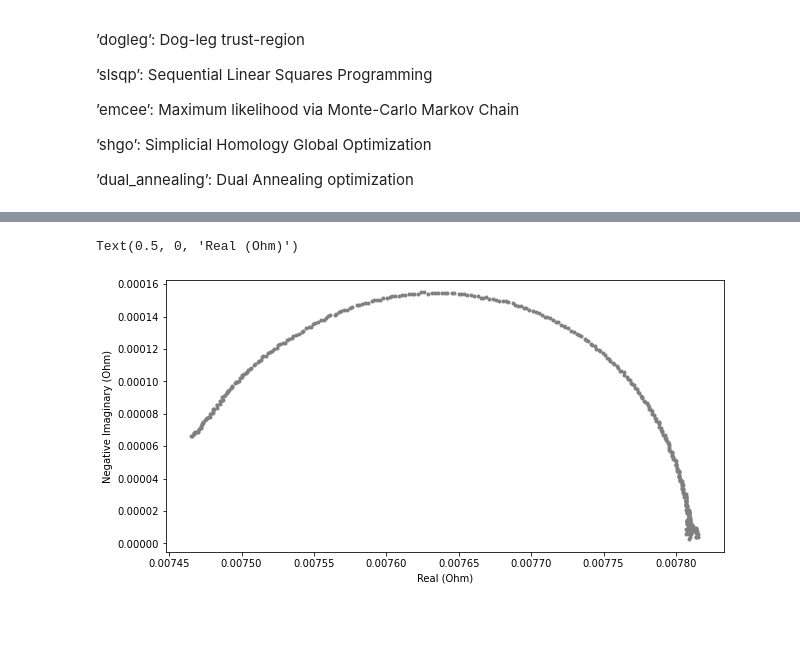
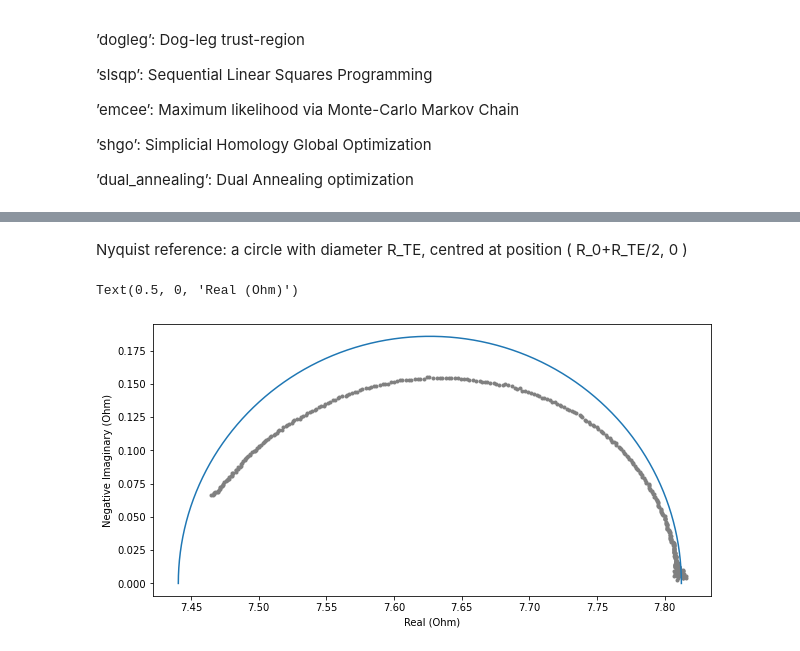
Before and after one commit to szkopek-group/LabGUI, a Jupyter notebook: Plotters/BodeNyquistPlot.ipynb, the cells around one changed output, grey strips where cells are left out. Drawn from its saved outputs; the diff is of its cells as text; code cells hidden in the pictures; blank space fills up the shorter version.

Commit message:
update bode plotter

```diff
--- a/Plotters/BodeNyquistPlot.ipynb
+++ b/Plotters/BodeNyquistPlot.ipynb
@@ -27,7 +46,7 @@ def bode (f, R_ohm, R_TE, C_TE):
 # %% [markdown]
 Parse and trim datafile
 # %%
-def parse_data (datfilename, freqLB, freqUB):
+def parse_data (datfilename, freqLB, freqUB, bias_current=1e-3):
 
     datapoints = []
     freq = []
@@ -47,7 +66,7 @@ def parse_data (datfilename, freqLB, freqUB):
 
     #         X.append(float(line.split()[1]))
     #         Y.append(float(line.split()[2]))
-            R.append(float(line.split()[3]))
+            R.append(float(line.split()[3])/bias_current)
             P.append(float(line.split()[4]))
 
         except:
@@ -116,10 +135,10 @@ X, Y, R, P, freq, est_f_TE = parse_data("FourPointWires.dat", 12, 1e4)
 
 ’dual_annealing’: Dual Annealing optimization
 # %%
-def fit_data(X, Y, est_f_TE, model = bode, confidence = 1.02, minimizer = "leastsq"):
+def fit_data(X, Y, est_f_TE, model = bode, confidence = 1.05, minimizer = "leastsq", reffunc = nyquist):
 
         # initial guess
-        est_R_ohm = min(X)
+        est_R_ohm = min(X)-0.04
         est_R_TE = max(X)-est_R_ohm
         est_C_TE = 1/(est_f_TE*2*np.pi)/est_R_TE
 
@@ -128,7 +147,7 @@ def fit_data(X, Y, est_f_TE, model = bode, confidence = 1.02, minimizer = "least
         X_jY = np.array([x+1j*y for (x, y) in zip(X,Y)])
         X_jY_flattened = np.stack([np.real(X_jY), np.imag(X_jY )], axis=-1)
 
-        bode_model = Model(bode)
+        bode_model = Model(reffunc)
         bode_model.set_param_hint('C_TE', value=est_C_TE, min=est_C_TE/confidence,max=est_C_TE*confidence)
         bode_model.set_param_hint('R_ohm', value=est_R_ohm, min=est_R_ohm/confidence,max=est_R_ohm*confidence)
         bode_model.set_param_hint('R_TE', value=est_R_TE, min=est_R_TE/confidence,max=est_R_TE*confidence)
@@ -136,16 +155,29 @@ def fit_data(X, Y, est_f_TE, model = bode, confidence = 1.02, minimizer = "least
         params = bode_model.make_params(R_ohm = est_R_ohm, R_TE=est_R_TE, C_TE=est_C_TE)
 
         print('---------------------------REPORT-----------------------------')
-        print("[[Confidence]] = {}\n[[Minimizer]] = {}".format(confidence, minimizer))
+        print("[[Confidence]] = {}\n[[Minimizer]] = {}\n[[ReferenceFunction]] = {}"\
+              .format(confidence, minimizer, reffunc.__name__))
         Z_fit_obj = bode_model.fit(X_jY_flattened, params, f=freq, method=minimizer) #
 
         print('[[zT initialguess]] = R_TE/R_ohm = '+str((est_R_TE)/est_R_ohm))
 
 
         initial_fit = Z_fit_obj.init_fit
-        initial_fit = initial_fit[:, 0] + 1j*initial_fit[:, 1]
+        nprect = np.vectorize(rect)
+        if ("nyquist" in reffunc.__name__):
+            phase = initial_fit[:, 1]
+#             phase = np.deg2rad(phase)
+            initial_fit = nprect(initial_fit[:, 0], phase)
+        else:
+            initial_fit = initial_fit[:, 0]*max(X) + 1j*initial_fit[:, 1]*max(Y)
+
         Z_fit = Z_fit_obj.best_fit
-        Z_fit = Z_fit[:, 0] + 1j*Z_fit[:, 1]
+        if ("nyquist" in reffunc.__name__):
+            phase = Z_fit[:, 1]
+#             phase = np.deg2rad(phase)
+            Z_fit = nprect(Z_fit[:, 0], phase)
+        else:
+            Z_fit = Z_fit[:, 0]*max(X) + 1j*Z_fit[:, 1]*max(Y)
         print(Z_fit_obj.fit_report())
 
 
@@ -165,7 +197,7 @@ def fit_data(X, Y, est_f_TE, model = bode, confidence = 1.02, minimizer = "least
 
         return Z_fit, initial_fit, est_R_ohm, est_R_TE, est_C_TE, est_f_TE
 # %%
-Z_fit, initial_fit, est_R_ohm, est_R_TE, est_C_TE, est_f_TE = fit_data(X, Y, est_f_TE, minimizer = "emcee")
+Z_fit, initial_fit, est_R_ohm, est_R_TE, est_C_TE, est_f_TE = fit_data(X, Y, est_f_TE)#, minimizer = "emcee"
 bool_curvefit = True
 # %% [output]
 ---------------------------REPORT-----------------------------
@@ -259,8 +291,18 @@ Text(0.5, 1.0, 'Impedance spectrum')
+# %% [markdown]
+Nyquist reference: a circle with diameter R_TE, centred at position ( R_0+R_TE/2, 0 )
 # %%
+theta = np.linspace(0, np.pi, 100)
+
+r = est_R_TE/2
+
+X_ref = r*np.cos(theta)+(est_R_ohm+est_R_TE/2)
+Y_ref = r*np.sin(theta)
+
 fig, axNyquist = plt.subplots(1)
+axNyquist.plot(X_ref, Y_ref)
 plt.scatter(X, -1*Y, marker=".", color="0.5")
 axNyquist.set_ylabel('Negative Imaginary (Ohm)')
 axNyquist.set_xlabel('Real (Ohm)')
 # %% [output]
 Text(0.5, 0, 'Real (Ohm)')
-[figure, old version]
+[figure, new version]
```
Also changed, not shown: parts of 6 cells of this notebook.
